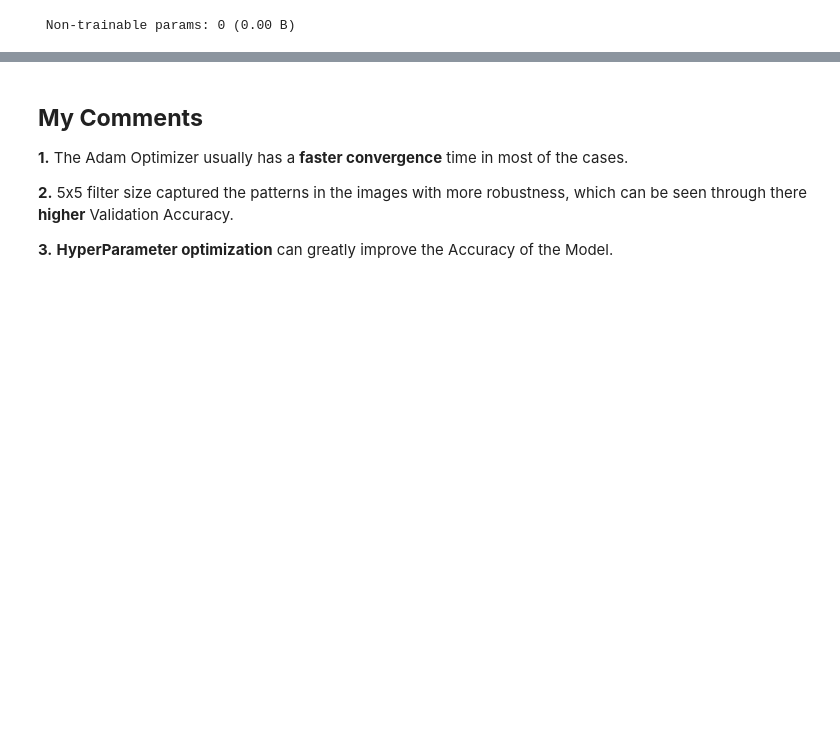
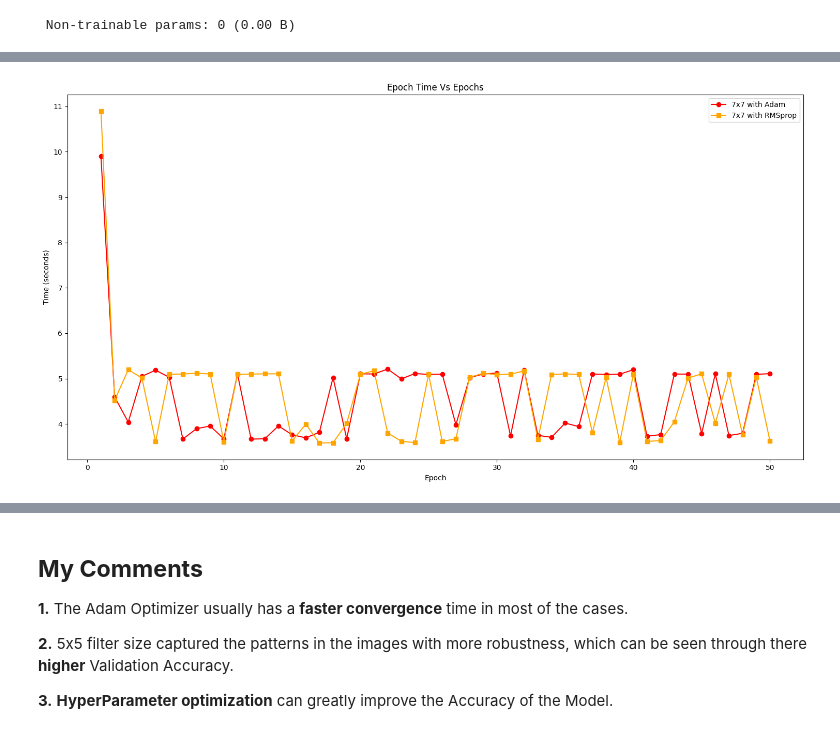
Before and after one commit to pungaliadarshil/23UADS4111-Darshil_Pungalia-NNLAB-2025, a Jupyter notebook: Exp-5.ipynb, the cells around one changed output, grey strips where cells are left out. Saved outputs shown, nothing was run; the diff lists cells and outputs as text; code cells hidden in the pictures; blank space fills up the shorter version.

```diff
--- a/Exp-5.ipynb
+++ b/Exp-5.ipynb
@@ -274,2 +461,16 @@ plt.show()
+# %%
+plt.figure(figsize=(15, 8))
+
+plt.plot(epochs, time7x7Adam.epoch_times, marker='o', linestyle='-', color='r')
+plt.plot(epochs, time7x7.epoch_times, marker='s', linestyle='-', color='#FFA500')
+plt.xlabel("Epoch")
+plt.ylabel("Time (seconds)")
+plt.legend(["7x7 with Adam", "7x7 with RMSprop"])
+plt.title("Epoch Time Vs Epochs")
+
+plt.tight_layout()
+plt.show()
+# %% [output]
+[figure, added]
 # %%
 import numpy as np
```
Also changed, not shown: parts of 22 cells of this notebook.
